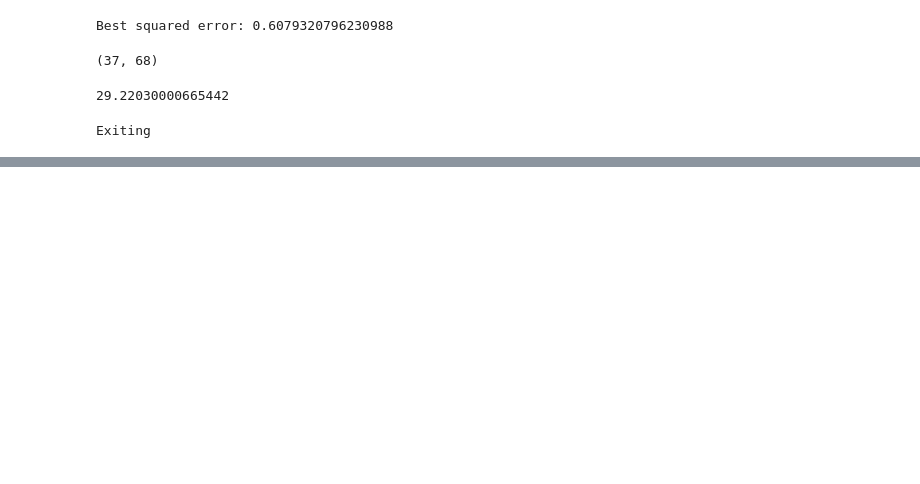
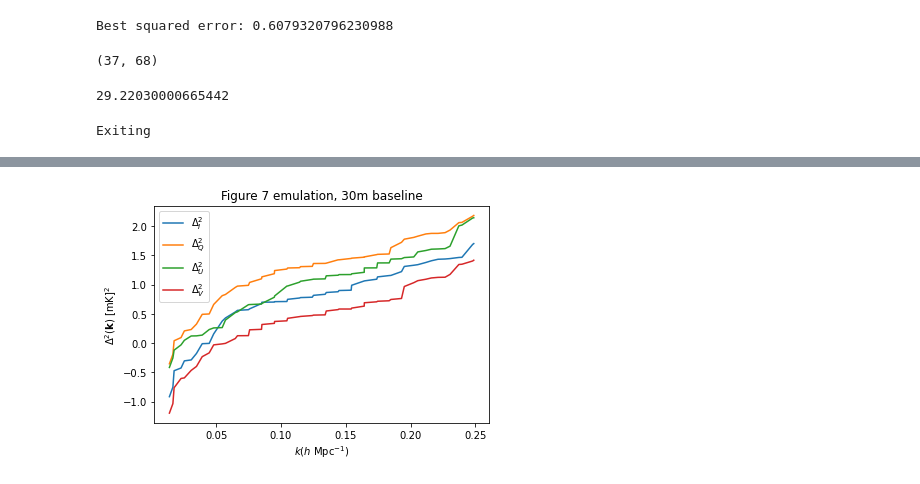
Before and after one commit to 3276908917/skyflux, a Jupyter notebook: k_squared.ipynb, the cells around one changed output, grey strips where cells are left out. Cells and saved outputs as stored; diff of their text form; code cells hidden in the pictures; blank space fills up the shorter version.

Commit message:
Fixed some (but not allgit add --all) labels on the figure 7 emulation notebook. We also figured out the out-of-order bug, I believe

```diff
--- a/k_squared.ipynb
+++ b/k_squared.ipynb
@@ -358,0 +359,18 @@ plt.show()
+# %%
+plt.xlabel(r"$k (h$ Mpc$^{-1})$")
+plt.ylabel(r"$\Delta^2(\mathbf{k})$ [mK]$^2$")
+plt.title("Figure 7 emulation, 30m baseline")
+
+plt.plot(sortout[:, 0], np.log10(sortout[:, 1]),
+         label=r"$\Delta^2_I$")
+plt.plot(sortout[:, 0], np.log10(sortout[:, 2]),
+         label=r"$\Delta^2_Q$")
+plt.plot(sortout[:, 0], np.log10(sortout[:, 3]),
+         label=r"$\Delta^2_U$")
+plt.plot(sortout[:, 0], np.log10(sortout[:, 4]),
+         label=r"$\Delta^2_V$")
+
+plt.legend()
+plt.show()
+# %% [output]
+[figure, added]
```
Also changed, not shown: parts of 9 cells of this notebook.
